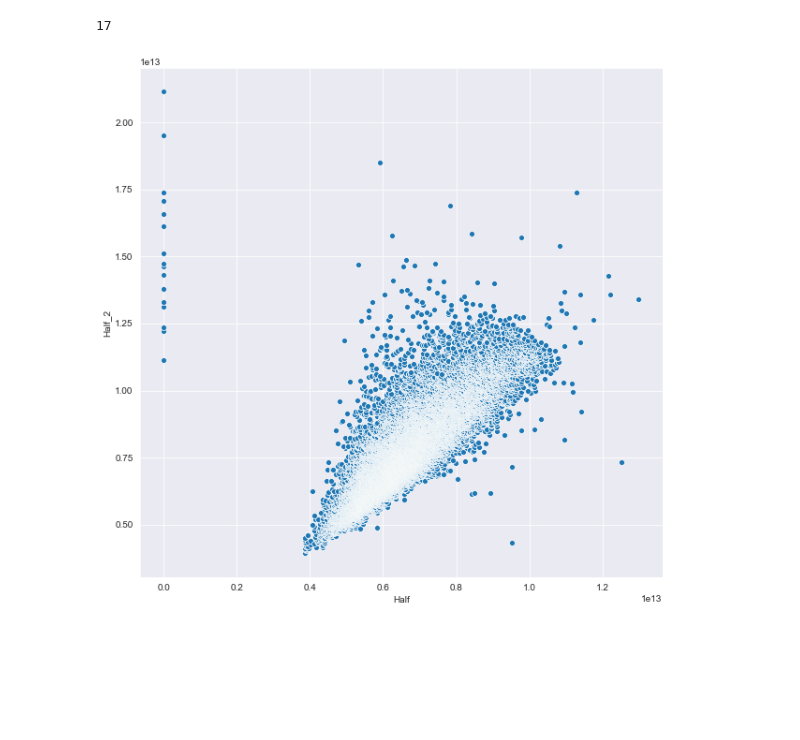
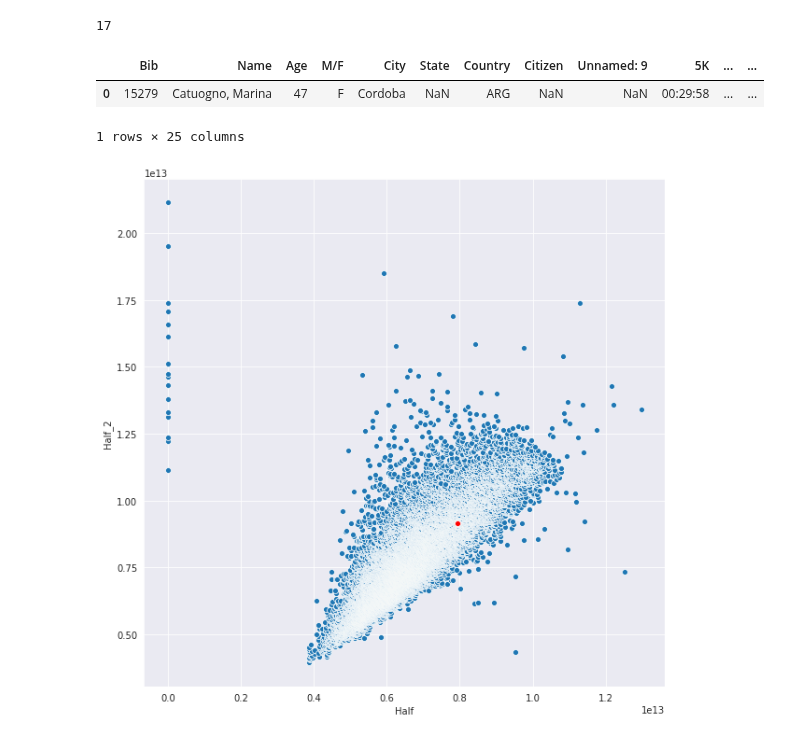
Before and after one commit to ppalomanes/acamica-ds, a Jupyter notebook: clase03/maraton.ipynb, the cells around one changed output. Cells and saved outputs as stored; diff of their text form; code cells hidden in the pictures; blank space fills up the shorter version.

```diff
--- a/clase03/maraton.ipynb
+++ b/clase03/maraton.ipynb
@@ -22,0 +57,3 @@ df.shape
+# %%
+df_aux = pd.DataFrame([[15279, "Catuogno, Marina", 47, "F", "Cordoba", "NaN", "ARG", "NaN", "NaN", "0:29:58", "1:00:24", "1:33:48", "2:05:00", "2:12:11", "2:38:09", "3:11:34", "3:47:58", "4:27:22", "00:10:52", "NaN", "4:44:33", 30983, 10673, 1337]], columns=df.columns)
+df_aux
@@ -23,3 +64,5 @@ df.shape
+# %%
+df = df.append(df_aux)
 # %% [markdown]
 How many null values?
 # %%
@@ -55,6 +100,6 @@ df['Proj Time'].value_counts()
 Name: Proj Time, dtype: int64
 # %%
-df.drop(['Unnamed: 0', 'Proj Time'], axis=1, inplace=True)
+#df.drop(['Unnamed: 0', 'Proj Time'], axis=1, inplace=True)
 # %%
 df['Citizen'].value_counts()[:10]
 # %% [output]
@@ -234,11 +280,19 @@ dtype: object
 len(df.loc[df['Half'] == '00:00:00'])
 # %% [output]
 17
+# %%
+df_m = df.tail(1)
+df_m
+# %% [output]
+|  | Bib | Name | Age | M/F | City | State | Country | Citizen | Unnamed: 9 | 5K | ... | ... |
+| 0 | 15279 | Catuogno, Marina | 47 | F | Cordoba | NaN | ARG | NaN | NaN | 00:29:58 | ... | ... |
+1 rows × 25 columns
 # %%
 fig, ax = plt.subplots(figsize=(10, 10))
 sns.scatterplot(x='Half', y='Half_2', data=df, ax=ax);
+sns.scatterplot(x='Half', y='Half_2', data=df_m, ax=ax, color="red");
 # %% [output]
-[figure, old version]
+[figure, new version]
 # %%
 tmp_df = pd.DataFrame({'Half': [0, 1, 1.5e13],
                        'Half_2': [0, 1, 1.5e13]})
```
Also changed, not shown: parts of 23 cells of this notebook, 2 other files.
